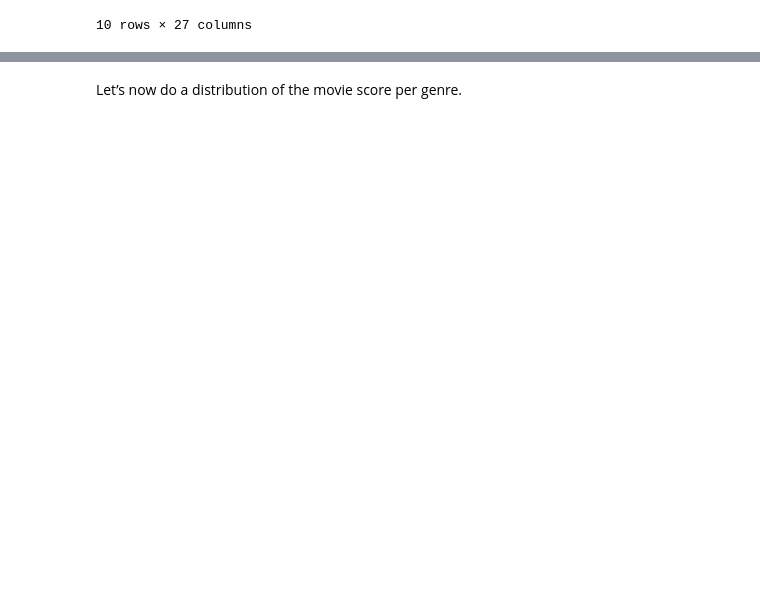
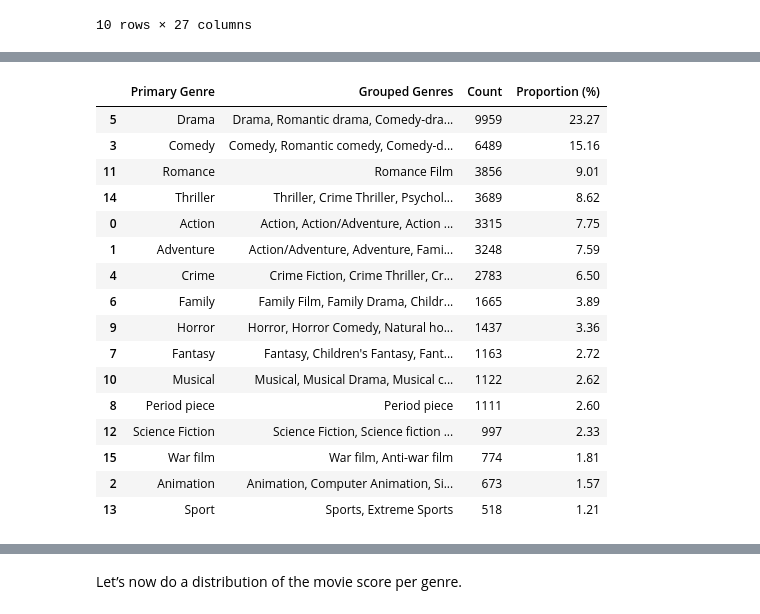
Before and after one commit to epfl-ada/ada-2023-project-dataexplorers, a Jupyter notebook: run.ipynb, the cells around one changed output, grey strips where cells are left out. Saved outputs shown, nothing was run; the diff lists cells and outputs as text; code cells hidden in the pictures; blank space fills up the shorter version.

Commit message:
genres corrected, good counts now

```diff
--- a/run.ipynb
+++ b/run.ipynb
@@ -1109,0 +1055,57 @@ war_movies = genre_dataframes['War film']
+# %%
+genres_column = genres_counts_df['Genre']
+
+# Define the genres of interest
+primary_genres = ['Action', 'Adventure', 'Animation', 'Comedy', 'Crime', 'Drama', 'Family',
+                  'Fantasy', 'Period piece', 'Horror', 'Musical', 'Romance', 'Science Fiction',
+                  'Sport', 'Thriller', 'War film']
+
+# Create a dictionary to store the grouped genres and counts
+grouped_genre_data = {'Primary Genre': [], 'Grouped Genres': [], 'Count': [], 'Proportion (%)': []}
+
+# Group genres based on keywords
+for primary_genre in primary_genres:
+    # Find genres that contain the keyword
+    grouped_genres = [genre for genre in genres_column if primary_genre.lower() in genre.lower()]
+
+    # Sum the counts for the grouped genres
+    grouped_count = len(genre_dataframes[primary_genre])
+
+    # Add data to the dictionary
+    grouped_genre_data['Primary Genre'].append(primary_genre)
+    grouped_genre_data['Grouped Genres'].append(', '.join(grouped_genres))
+    grouped_genre_data['Count'].append(grouped_count)
+
+movies_count_series = pd.Series(grouped_genre_data['Count'])
+
+# Compute the total number of movies
+total_nb_movies = movies_count_series.sum()
+
+grouped_genre_data['Proportion (%)'] = np.round((movies_count_series/total_nb_movies)*100, 2)
+
+# Create a new DataFrame from the grouped data dictionary
+grouped_genre_counts_df = pd.DataFrame(grouped_genre_data)
+
+# Reorder the DataFrame
+grouped_genre_counts_df = grouped_genre_counts_df.sort_values(by='Count', ascending=False)
+
+# Display the result
+grouped_genre_counts_df.head(18)
+# %% [output]
+|  | Primary Genre | Grouped Genres | Count | Proportion (%) |
+| 5 | Drama | Drama, Romantic drama, Comedy-dra... | 9959 | 23.27 |
+| 3 | Comedy | Comedy, Romantic comedy, Comedy-d... | 6489 | 15.16 |
+| 11 | Romance | Romance Film | 3856 | 9.01 |
+| 14 | Thriller | Thriller, Crime Thriller, Psychol... | 3689 | 8.62 |
+| 0 | Action | Action, Action/Adventure, Action ... | 3315 | 7.75 |
+| 1 | Adventure | Action/Adventure, Adventure, Fami... | 3248 | 7.59 |
+| 4 | Crime | Crime Fiction, Crime Thriller, Cr... | 2783 | 6.50 |
+| 6 | Family | Family Film, Family Drama, Childr... | 1665 | 3.89 |
+| 9 | Horror | Horror, Horror Comedy, Natural ho... | 1437 | 3.36 |
+| 7 | Fantasy | Fantasy, Children's Fantasy, Fant... | 1163 | 2.72 |
+| 10 | Musical | Musical, Musical Drama, Musical c... | 1122 | 2.62 |
+| 8 | Period piece | Period piece | 1111 | 2.60 |
+| 12 | Science Fiction | Science Fiction, Science fiction ... | 997 | 2.33 |
+| 15 | War film | War film, Anti-war film | 774 | 1.81 |
+| 2 | Animation | Animation, Computer Animation, Si... | 673 | 1.57 |
+| 13 | Sport | Sports, Extreme Sports | 518 | 1.21 |
```
Also changed, not shown: parts of 13 cells of this notebook.
